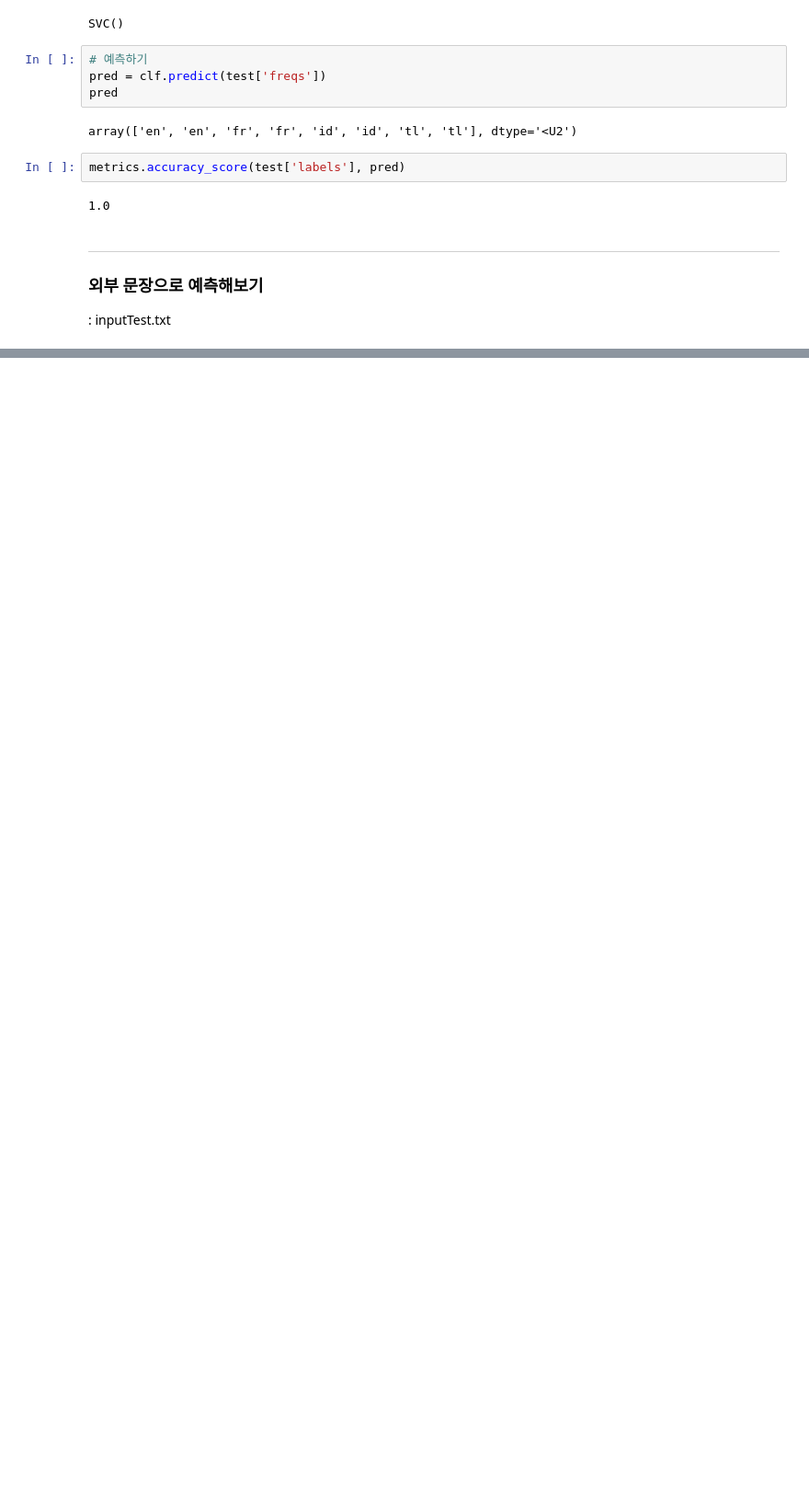
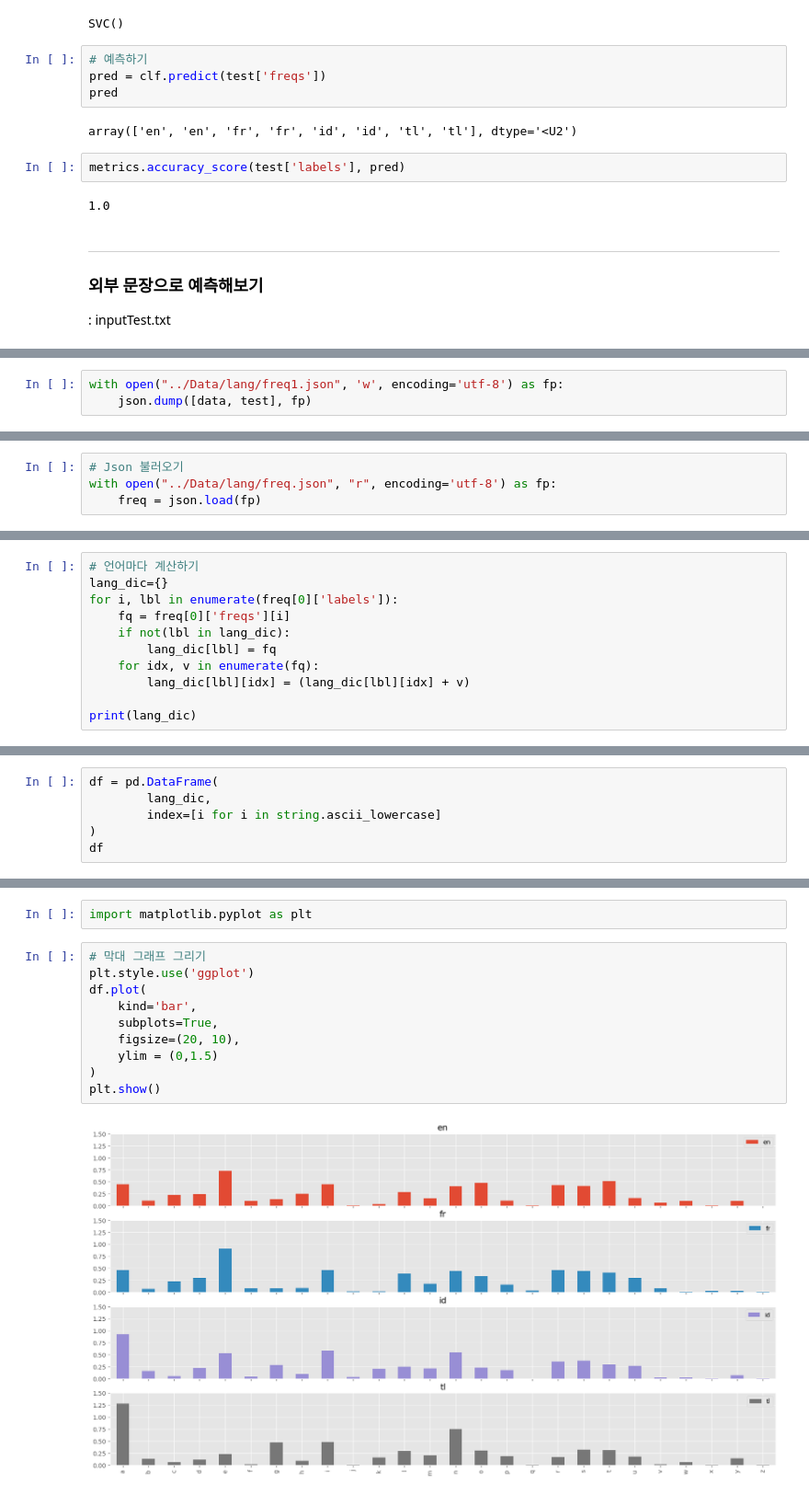
Before and after one commit to songyoungkeun/MachinLearning, a Jupyter notebook: Lecture/19.외국어판정.ipynb, the cells around one changed output, grey strips where cells are left out. Shown at 92% size. Saved outputs shown, nothing was run; the diff lists cells and outputs as text; blank space fills up the shorter version.

```diff
--- a/Lecture/19.외국어판정.ipynb
+++ b/Lecture/19.외국어판정.ipynb
@@ -200,0 +241,3 @@ metrics.accuracy_score(test['labels'], pred)
+# %%
+with open("../Data/lang/freq1.json", 'w', encoding='utf-8') as fp:
+    json.dump([data, test], fp)
@@ -200,0 +259,4 @@ metrics.accuracy_score(test['labels'], pred)
+# %%
+# Json 불러오기
+with open("../Data/lang/freq.json", "r", encoding='utf-8') as fp:
+    freq = json.load(fp)
@@ -200,0 +308,11 @@ metrics.accuracy_score(test['labels'], pred)
+# %%
+# 언어마다 계산하기
+lang_dic={}
+for i, lbl in enumerate(freq[0]['labels']):
+    fq = freq[0]['freqs'][i]
+    if not(lbl in lang_dic):
+        lang_dic[lbl] = fq
+    for idx, v in enumerate(fq):
+        lang_dic[lbl][idx] = (lang_dic[lbl][idx] + v)
+
+print(lang_dic)
@@ -200,0 +337,6 @@ metrics.accuracy_score(test['labels'], pred)
+# %%
+df = pd.DataFrame(
+        lang_dic,
+        index=[i for i in string.ascii_lowercase]
+)
+df
@@ -200,0 +361,14 @@ metrics.accuracy_score(test['labels'], pred)
+# %%
+import matplotlib.pyplot as plt
+# %%
+# 막대 그래프 그리기
+plt.style.use('ggplot')
+df.plot(
+    kind='bar',
+    subplots=True,
+    figsize=(20, 10),
+    ylim = (0,1.5)
+)
+plt.show()
+# %% [output]
+[figure, added]
```
Also changed, not shown: parts of 21 cells of this notebook, 4 other files.
